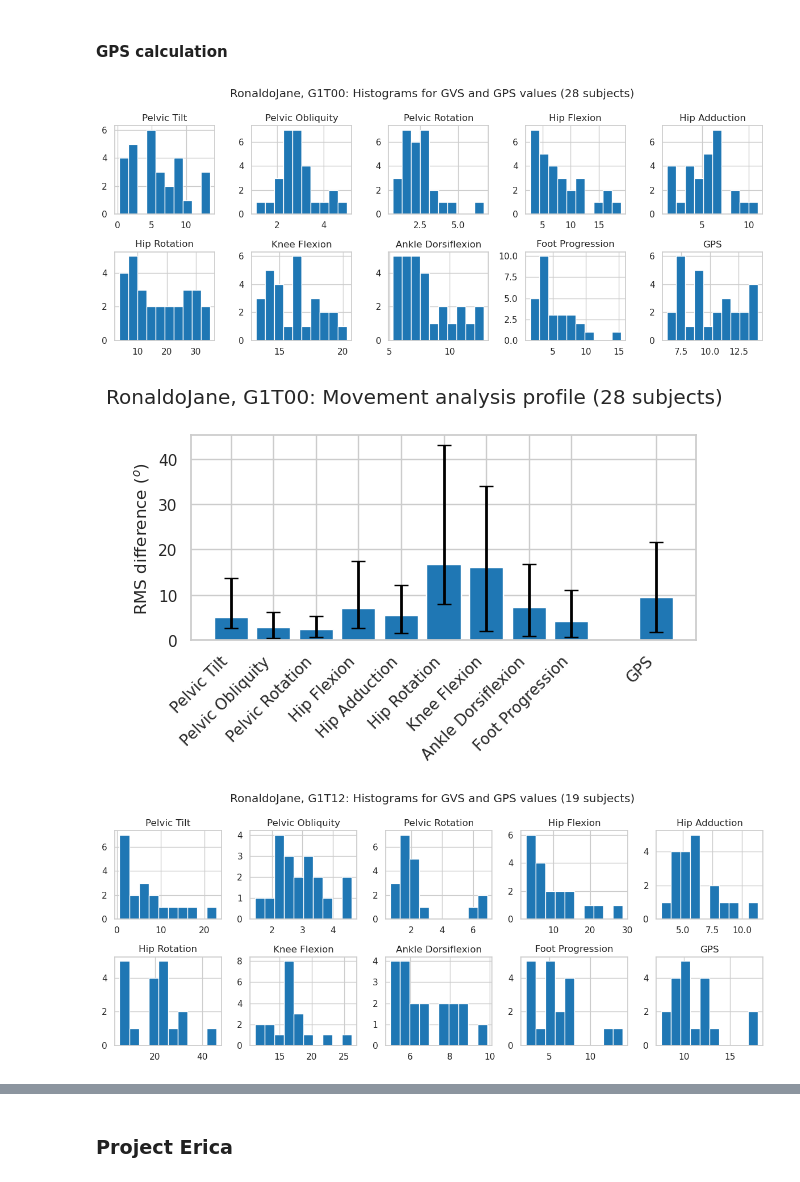
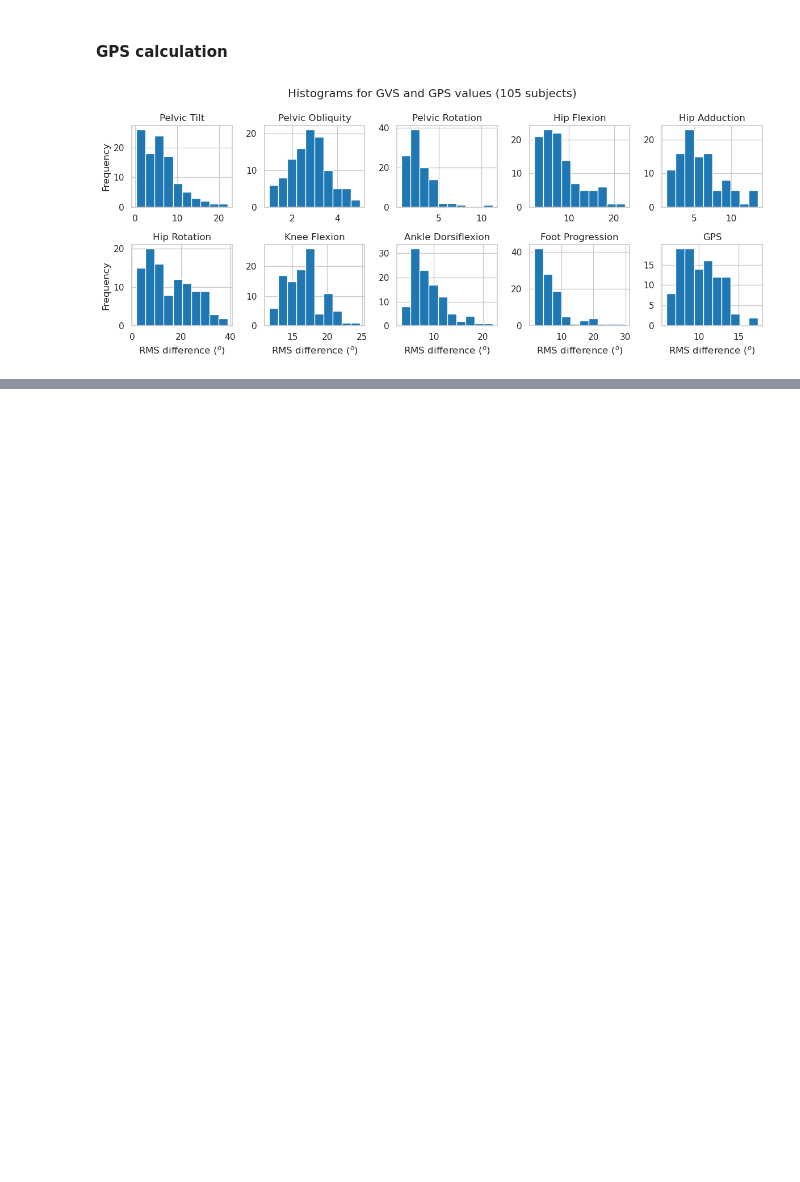
Before and after one commit to demotu/gait_score, a Jupyter notebook: notebooks/gps.ipynb, the cells around one changed output, grey strips where cells are left out. Cells and saved outputs as stored; diff of their text form; code cells hidden in the pictures; blank space fills up the shorter version.

```diff
--- a/notebooks/gps.ipynb
+++ b/notebooks/gps.ipynb
@@ -61,20 +61,20 @@ labels_gps = np.array(['Pelvic Tilt', 'Pelvic Obliquity', 'Pelvic Rotation',
 # %% [markdown]
 ## Helping functions
 # %%
-def read_data(path2, variable=variable):
+def read_data(path2, fname, variable=variable):
     if os.getenv("COLAB_RELEASE_TAG"):
-        url = f'https://raw.githubusercontent.com/demotu/gait_score/refs/heads/main/data/{path2.name}/metadata_{path2.name}.csv'
+        url = f'https://raw.githubusercontent.com/demotu/gait_score/refs/heads/main/data/metadata_{fname}.csv'
         print(f'Loading data from {url}')
         metadata = pd.read_csv(url, sep=',', header=0, index_col=0, dtype={'Assessment':'str'})
     else:
-        metadata = pd.read_csv(path2 /  f'metadata_{path2.name}.csv', sep=',', header=0, index_col=0, dtype={'Assessment':'str'})
+        metadata = pd.read_csv(path2 /  f'metadata_{fname}.csv', sep=',', header=0, index_col=0, dtype={'Assessment':'str'})
     if os.getenv("COLAB_RELEASE_TAG"):
-        url = f'https://github.com/demotu/gait_score/raw/refs/heads/main/data/{path2.name}/{variable}_{path2.name}.nc'
+        url = f'https://github.com/demotu/gait_score/raw/refs/heads/main/data/{variable}_{fname}.nc'
         #print(f'Loading data from {url}')
         !wget {url}
         da = xr.open_dataarray(f'{variable}_{path2.name}.nc')
     else:
-        da = xr.open_dataarray(f'{path2 / variable}_{path2.name}.nc')
+        da = xr.open_dataarray(path2 / f'{variable}_{fname}.nc')
     return metadata, da
 
 
@@ -99,14 +99,18 @@ def gps_calc(da2, metadata2, labels_gps):
     return gvs, gvs_m, gvs_std
 
 
-def plot_gps(gvs, gvs_m, gvs_std, metadata2, path2, group, assessment, hist=True, MAP=True):
+def plot_gps(gvs, gvs_m, gvs_std, metadata2, path2, hist=True, MAP=True):
     """
     """
     subjects = metadata2['Subject'].unique()
     NS = subjects.size
     if hist:
-        gvs.hist(layout=(2, 5), figsize=(12, 5))
-        plt.suptitle(f'{path2.name}, G{group}{assessment}: Histograms for GVS and GPS values ({NS} subjects)')
+        axs = gvs.hist(layout=(2, 5), figsize=(12, 5))
+        for ax in axs[:, 0]:
+            ax.set_ylabel('Frequency')
+        for ax in axs[1, :]:
+            ax.set_xlabel('RMS difference ($^o$)')
+        plt.suptitle(f'Histograms for GVS and GPS values ({NS} subjects)')
         plt.tight_layout()
         plt.show()
     if MAP:
@@ -118,7 +122,7 @@ def plot_gps(gvs, gvs_m, gvs_std, metadata2, path2, group, assessment, hist=True
         axs.xaxis.set_ticks(x)
         axs.set_xticklabels(gvs.columns.values, rotation=45, ha='right')
         axs.grid(True)
-        plt.suptitle(f'{path2.name}, G{group}{assessment}: Movement analysis profile ({NS} subjects)')
+        plt.suptitle(f'Movement analysis profile ({NS} subjects)')
         plt.tight_layout()
         plt.show()
 # %% [markdown]
@@ -156,5 +160,5 @@ else:
 # %%
-path2 = Path('./../data/RonaldoJane/')
-metadata, da = read_data(path2, variable='Angle')
+path2 = Path('./../data/')
+metadata, da = read_data(path2, fname='ERJ_T00', variable=variable)
 display(da)
 # %% [output]
@@ -174,16 +175,8 @@ Attributes:
 # %% [markdown]
 #### GPS calculation
 # %%
-group = metadata['Group'].unique()
-assessment = metadata['Assessment'].unique()
-for g in group:
-    for a in assessment:
-        metadata2 = metadata.query('Group  == @g & Assessment == @a')
-        da2 = (da.sel(Group=g, Assessment=a).dropna(dim='Subject', how='all')
-                 .reduce(np.nanquantile, q=.5, dim='Trial')) #da.reduce(np.nanmean, dim='Trial')
-        gvs, gvs_m, gvs_std = gps_calc(da2, metadata2, labels_gps)
-        plot_gps(gvs, gvs_m, gvs_std, metadata2, path2, group=g, assessment=a, hist=True, MAP=True)
+da2 = da.dropna(dim='Subject', how='all').reduce(np.nanquantile, q=.5, dim='Trial') #da.reduce(np.nanmean, dim='Trial')
+gvs, gvs_m, gvs_std = gps_calc(da2, metadata, labels_gps)
+plot_gps(gvs, gvs_m, gvs_std, metadata, path2, hist=True, MAP=False)
 # %% [output]
-[figure, old version]
+[figure, new version]
-[figure, removed]
-[figure, removed]
@@ -199,2 +182,0 @@ for g in group:
-# %% [markdown]
-### Project Erica
```
Also changed, not shown: parts of 8 cells of this notebook, 2 other files.
